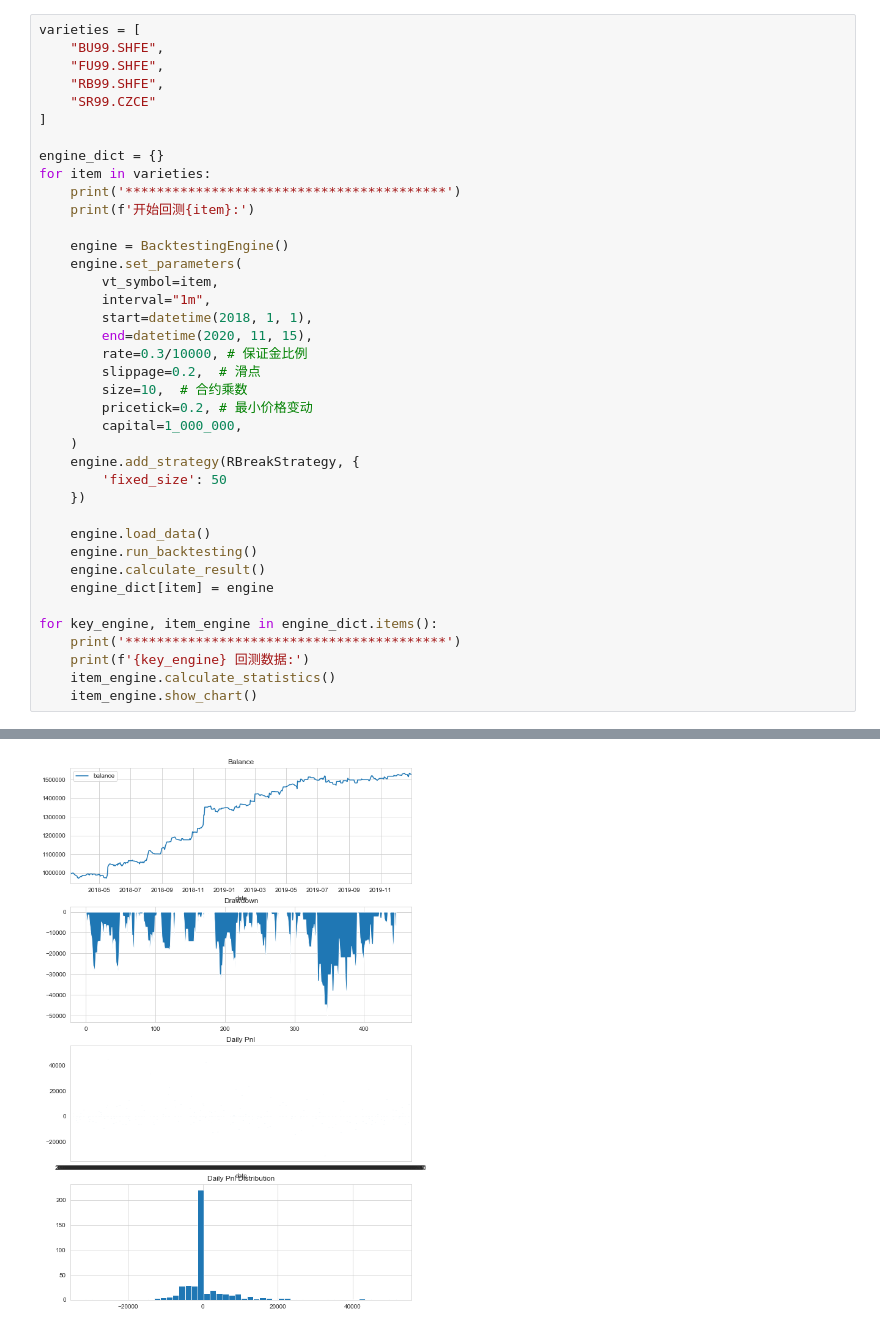
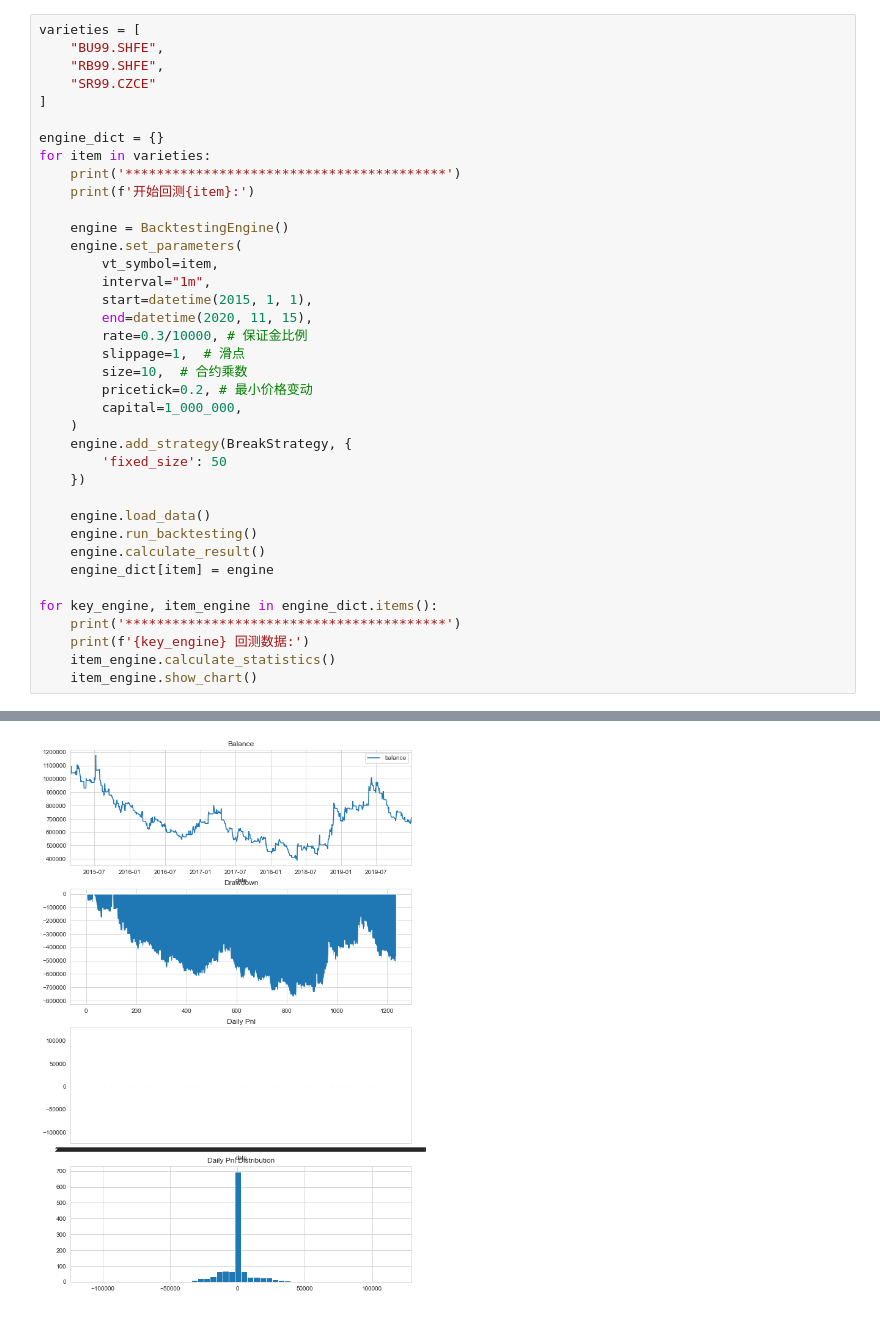
Before and after one commit to caizhanjin/self_vnpy, a Jupyter notebook: research/backtesting_3_multi.ipynb, the cells around one changed output, grey strips where cells are left out. Drawn from its saved outputs; the diff is of its cells as text.

```diff
--- a/research/backtesting_3_multi.ipynb
+++ b/research/backtesting_3_multi.ipynb
@@ -10,7 +10,6 @@ from research_strategies.num1_breaker.r_break_strategy_5 import RBreakStrategy
 # %%
 varieties = [
     "BU99.SHFE",
-    "FU99.SHFE",
     "RB99.SHFE",
     "SR99.CZCE"
 ]
@@ -24,15 +23,15 @@ for item in varieties:
     engine.set_parameters(
         vt_symbol=item,
         interval="1m",
-        start=datetime(2018, 1, 1),
+        start=datetime(2015, 1, 1),
         end=datetime(2020, 11, 15),
         rate=0.3/10000, # 保证金比例
-        slippage=0.2,  # 滑点
+        slippage=1,  # 滑点
         size=10,  # 合约乘数
         pricetick=0.2, # 最小价格变动
         capital=1_000_000,
     )
-    engine.add_strategy(RBreakStrategy, {
+    engine.add_strategy(BreakStrategy, {
         'fixed_size': 50
     })
 
@@ -67,2 +66,2 @@ for key_engine, item_engine in engine_dict.items():
-[figure, old version]
+[figure, new version]
 *****************************************
```
Also changed, not shown: parts of 2 cells of this notebook, 16 other files.
